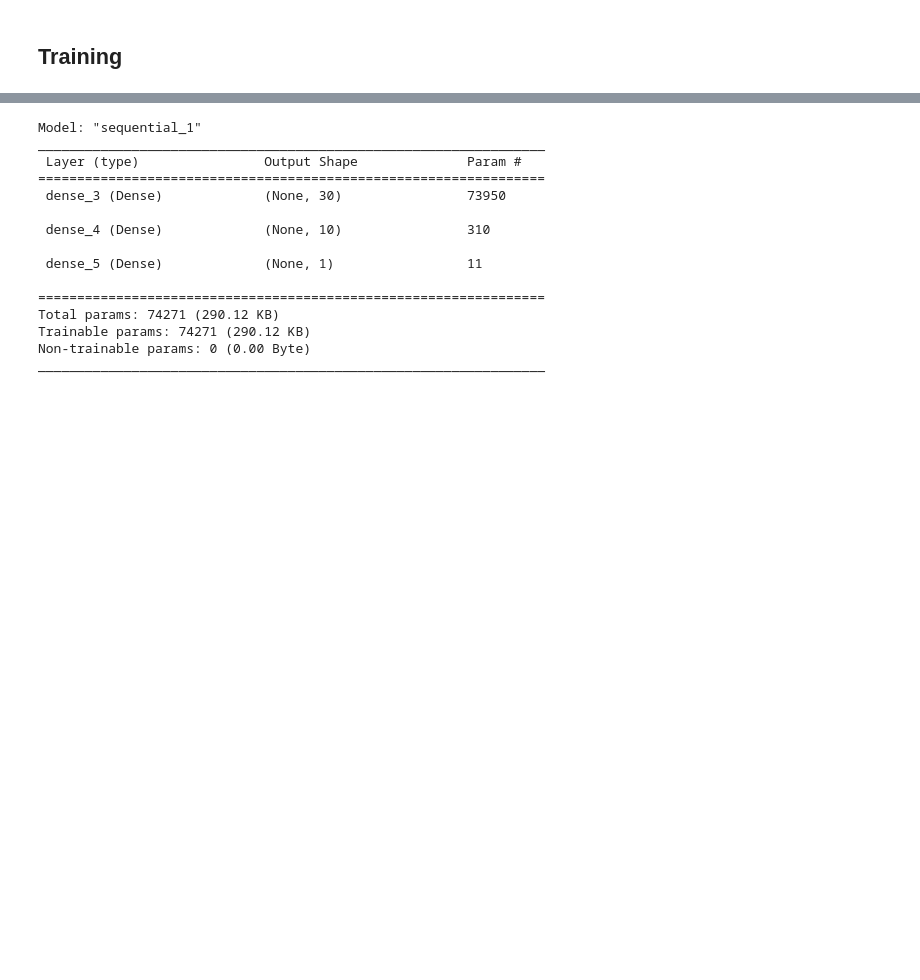
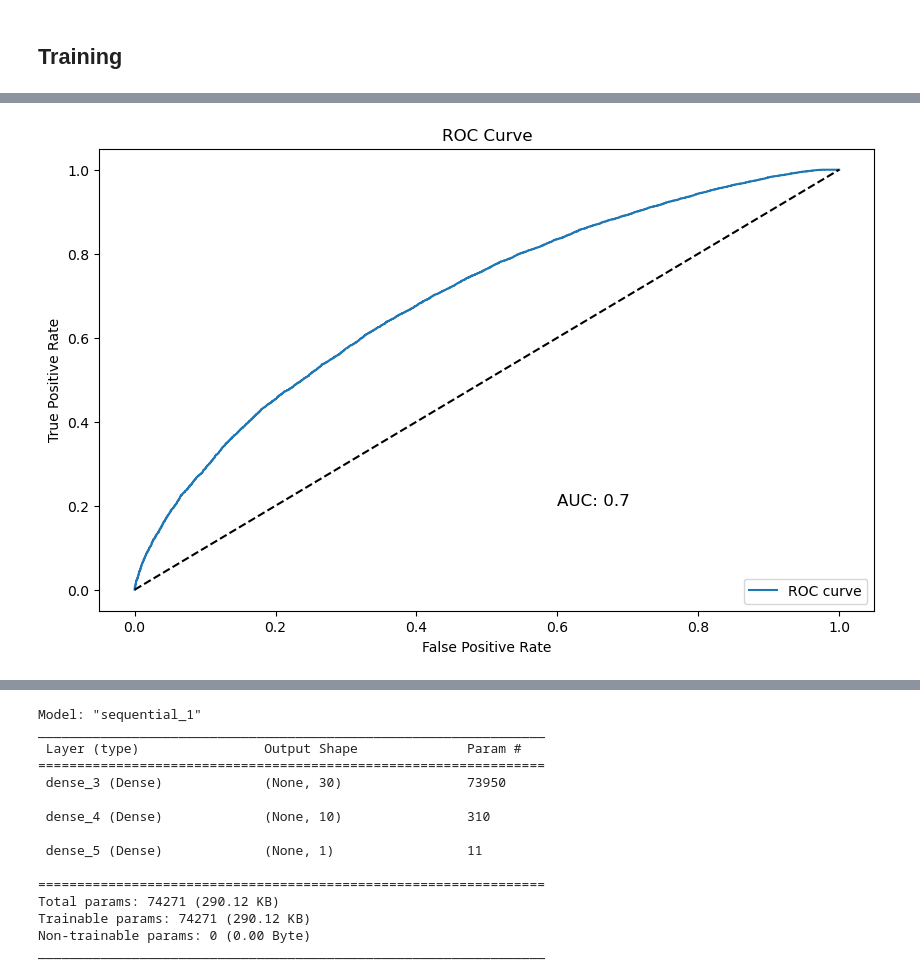
Before and after one commit to kkdsdesilva/diabetes-ucidata, a Jupyter notebook: notebooks/models/model_test.ipynb, the cells around one changed output, grey strips where cells are left out. Cells and saved outputs as stored; diff of their text form; code cells hidden in the pictures; blank space fills up the shorter version.

```diff
--- a/notebooks/models/model_test.ipynb
+++ b/notebooks/models/model_test.ipynb
@@ -274,0 +304,3 @@ Results saved to /home/hasi/Documents/data science/projects/diabetes/Main/diabet
+# %%
+plot_roc(loaded_model, X_test_wo, y_test_wo)
+# %% [output]
@@ -274,0 +309 @@ Results saved to /home/hasi/Documents/data science/projects/diabetes/Main/diabet
+[figure, added]
```
Also changed, not shown: parts of 17 cells of this notebook, 9 other files.
